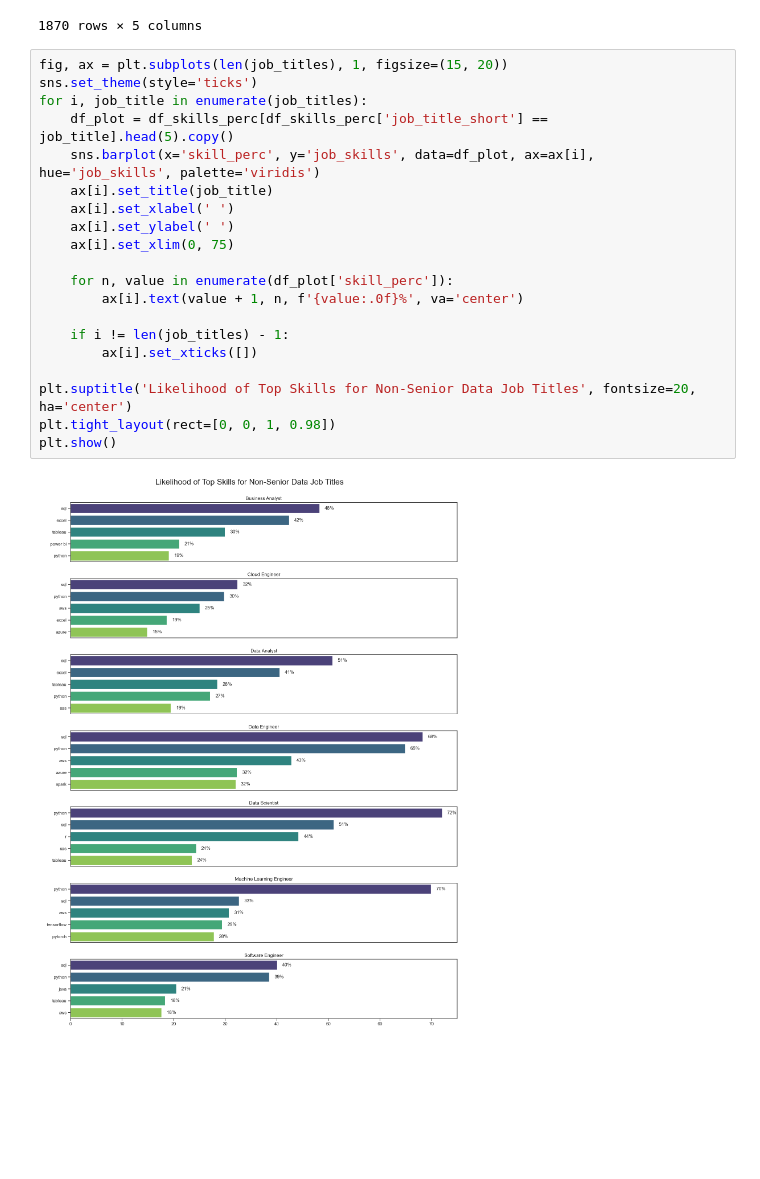
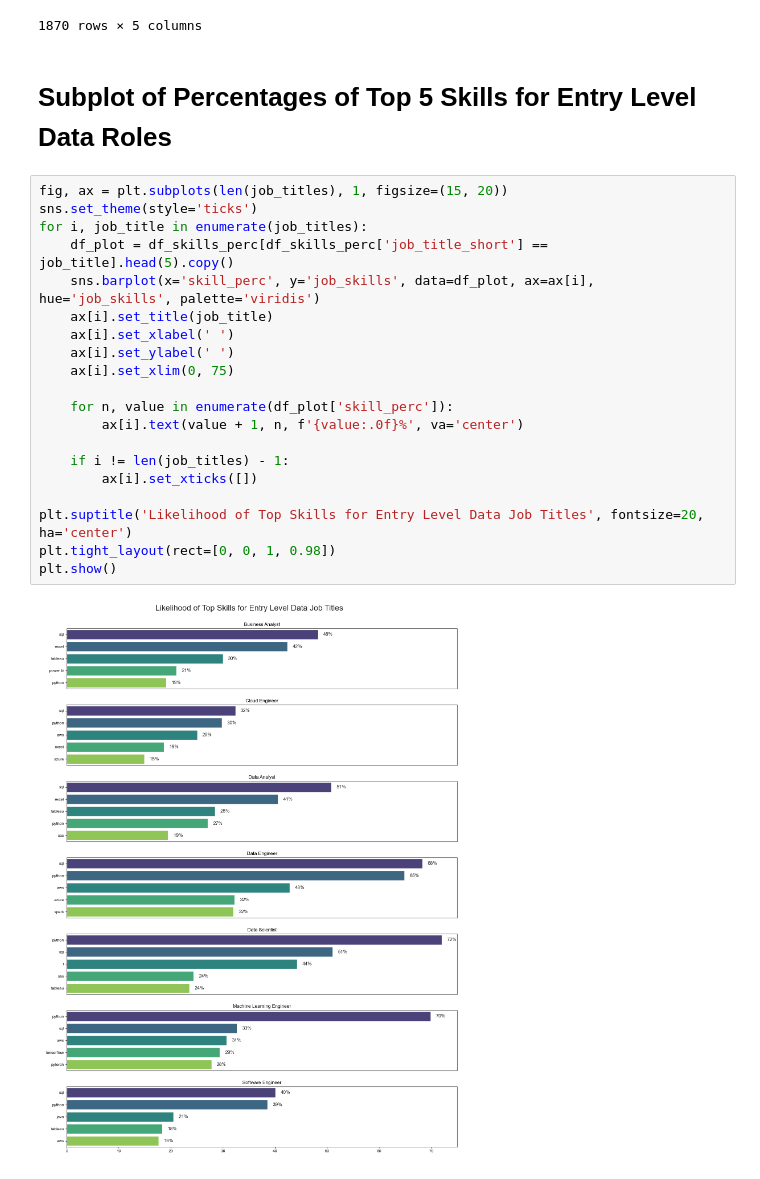
Before and after one commit to phanimoo/Python-Course, a Jupyter notebook: Python_Data_Project/3_Project/2_Skills_Demand.ipynb, the cells around one changed output. Cells and saved outputs as stored; diff of their text form; blank space fills up the shorter version.

Commit message:
optimals_skills

```diff
--- a/Python_Data_Project/3_Project/2_Skills_Demand.ipynb
+++ b/Python_Data_Project/3_Project/2_Skills_Demand.ipynb
@@ -101,25 +103,27 @@ df_skills_perc
 | 1868 | planner | Cloud Engineer | 1 | 423 | 0.236407 |
 | 1869 | nltk | Senior Data Engineer | 1 | 9289 | 0.010765 |
 1870 rows × 5 columns
+# %% [markdown]
+# Subplot of Percentages of Top 5 Skills for Entry Level Data Roles
 # %%
 fig, ax = plt.subplots(len(job_titles), 1, figsize=(15, 20))
 sns.set_theme(style='ticks')
 for i, job_title in enumerate(job_titles):
     df_plot = df_skills_perc[df_skills_perc['job_title_short'] == job_title].head(5).copy()
     sns.barplot(x='skill_perc', y='job_skills', data=df_plot, ax=ax[i], hue='job_skills', palette='viridis')
     ax[i].set_title(job_title)
     ax[i].set_xlabel(' ')
     ax[i].set_ylabel(' ')
     ax[i].set_xlim(0, 75)
 
     for n, value in enumerate(df_plot['skill_perc']):
         ax[i].text(value + 1, n, f'{value:.0f}%', va='center')
 
     if i != len(job_titles) - 1:
         ax[i].set_xticks([])
 
-plt.suptitle('Likelihood of Top Skills for Non-Senior Data Job Titles', fontsize=20, ha='center')
+plt.suptitle('Likelihood of Top Skills for Entry Level Data Job Titles', fontsize=20, ha='center')
 plt.tight_layout(rect=[0, 0, 1, 0.98])
 plt.show()
 # %% [output]
-[figure, old version]
+[figure, new version]
```
Also changed, not shown: parts of 3 cells of this notebook, 8 other files.
